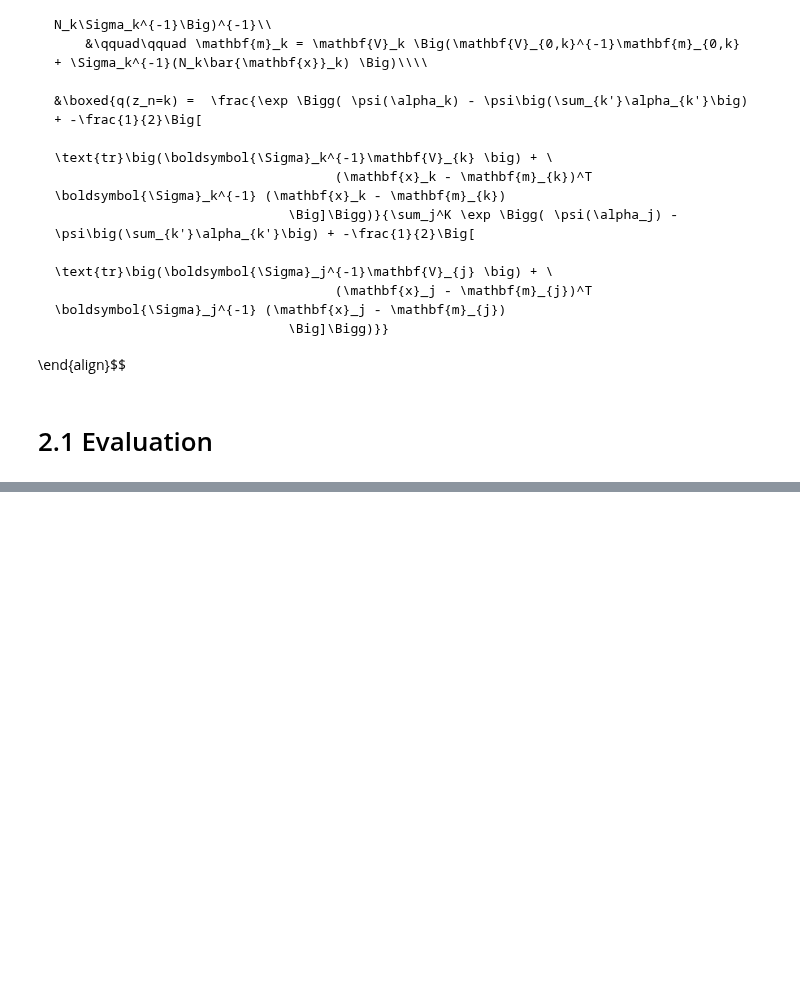
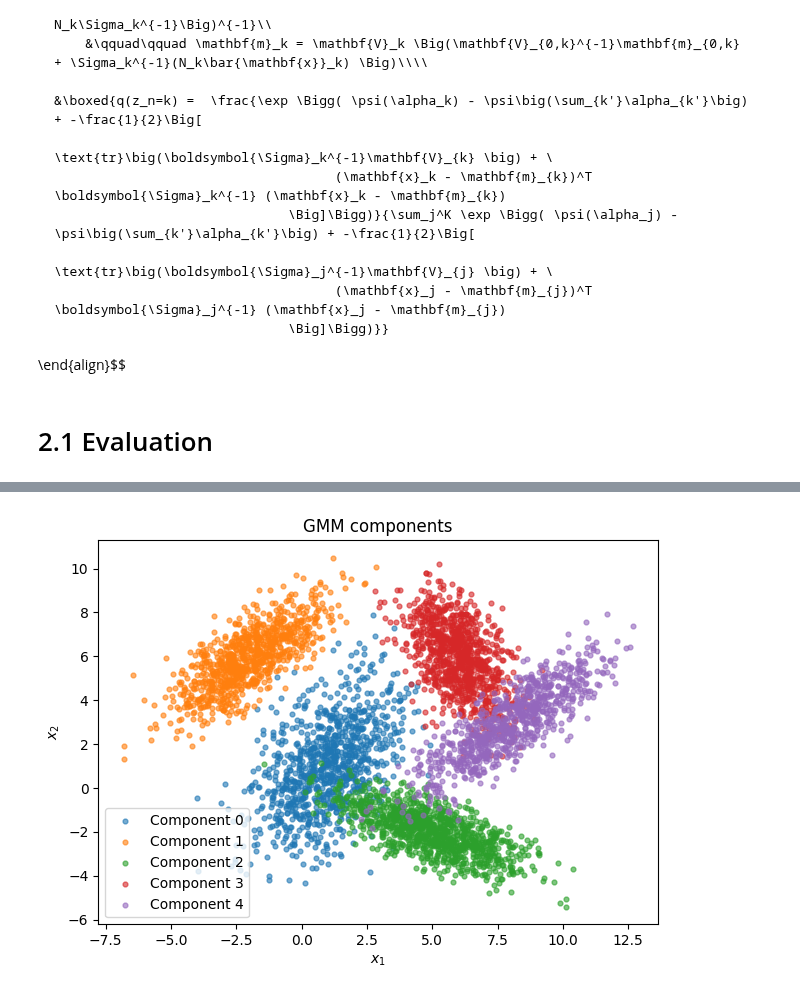
Before and after one commit to jimmyjz1127/bayesian-mixture-model-missing-data, a Jupyter notebook: Week5/MeanField.ipynb, the cells around one changed output, grey strips where cells are left out. Cells and saved outputs as stored; diff of their text form; code cells hidden in the pictures; blank space fills up the shorter version.

```diff
--- a/Week5/MeanField.ipynb
+++ b/Week5/MeanField.ipynb
@@ -567,0 +602,4 @@ metrics.adjusted_rand_score(y, zs)
+# %%
+plot_clusters(X,y,5)
+# %% [output]
+[figure, added]
```
Also changed, not shown: parts of 12 cells of this notebook.
